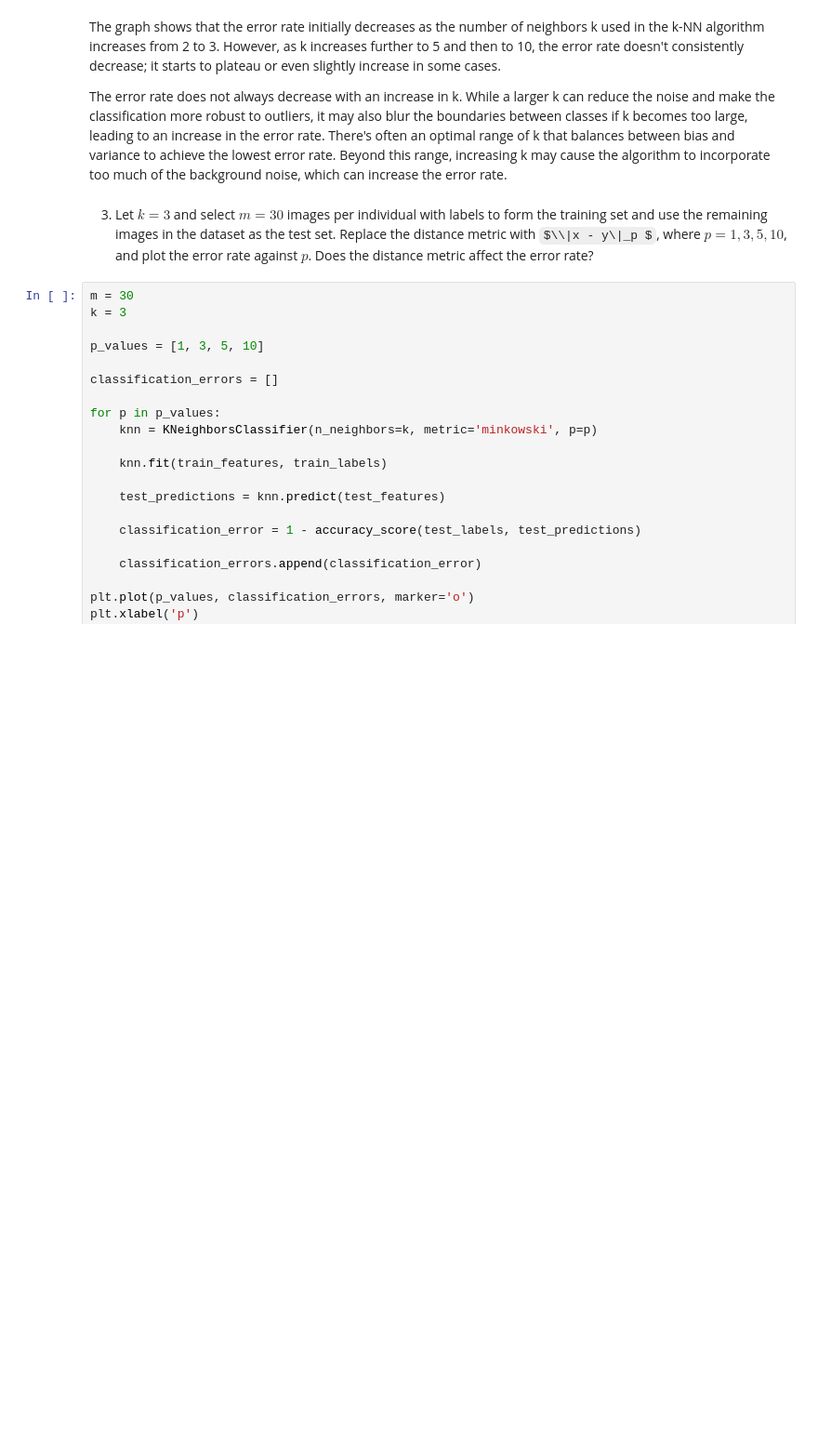
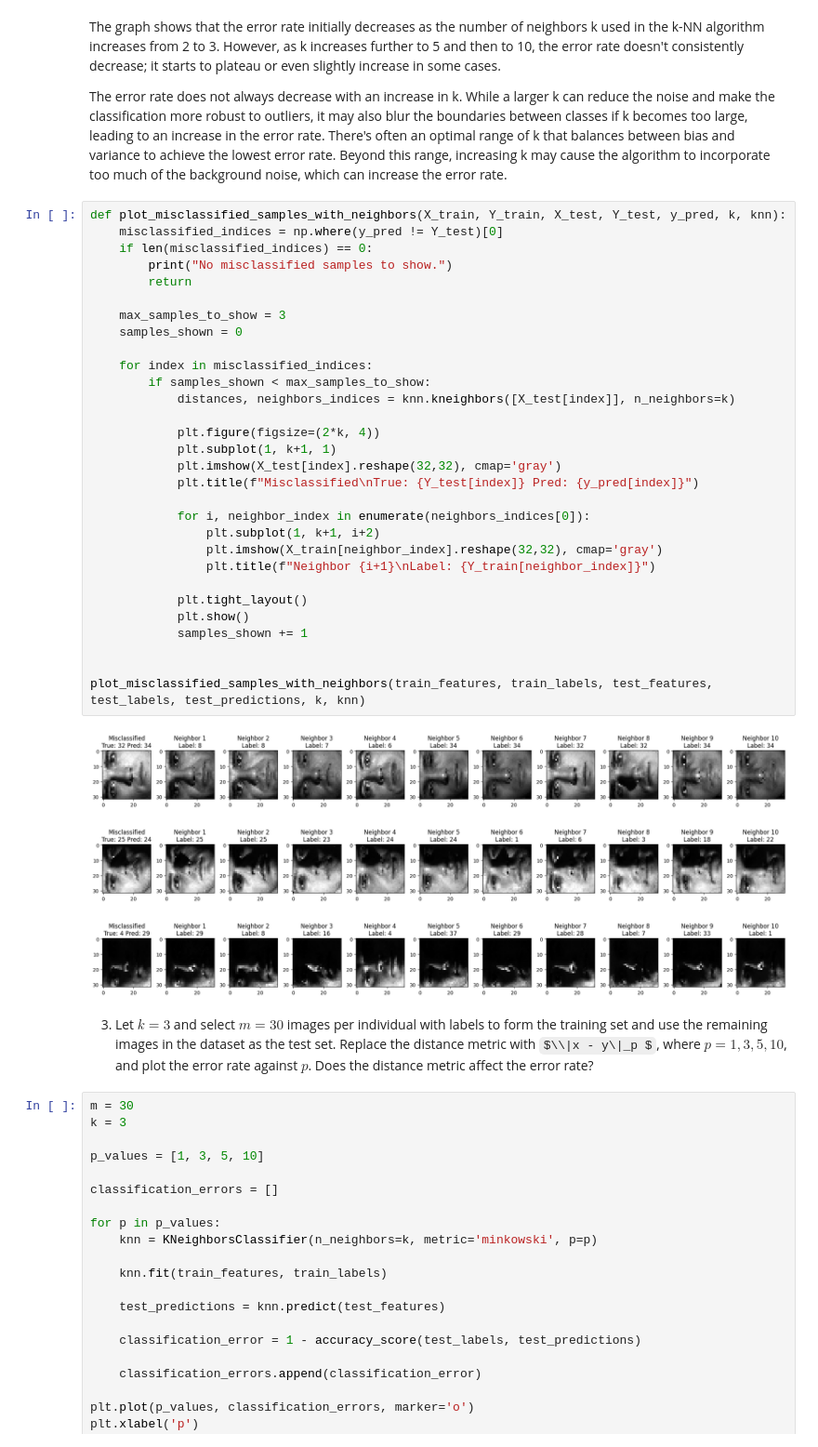
Before and after one commit to tanaynayak/ece638-dl, a Jupyter notebook: hw1/hw1.ipynb, the cells around one changed output. Shown at 93% size. Cells and saved outputs as stored; diff of their text form; some formulas as TeX source; blank space fills up the shorter version.

```diff
--- a/hw1/hw1.ipynb
+++ b/hw1/hw1.ipynb
@@ -148,6 +202,40 @@ plt.show()
 The graph shows that the error rate initially decreases as the number of neighbors k used in the k-NN algorithm increases from 2 to 3. However, as k increases further to 5 and then to 10, the error rate doesn't consistently decrease; it starts to plateau or even slightly increase in some cases.
 
 The error rate does not always decrease with an increase in k. While a larger k can reduce the noise and make the classification more robust to outliers, it may also blur the boundaries between classes if k becomes too large, leading to an increase in the error rate. There's often an optimal range of k that balances between bias and variance to achieve the lowest error rate. Beyond this range, increasing k may cause the algorithm to incorporate too much of the background noise, which can increase the error rate.
+# %%
+def plot_misclassified_samples_with_neighbors(X_train, Y_train, X_test, Y_test, y_pred, k, knn):
+    misclassified_indices = np.where(y_pred != Y_test)[0]
+    if len(misclassified_indices) == 0:
+        print("No misclassified samples to show.")
+        return
+
+    max_samples_to_show = 3
+    samples_shown = 0
+
+    for index in misclassified_indices:
+        if samples_shown < max_samples_to_show:
+            distances, neighbors_indices = knn.kneighbors([X_test[index]], n_neighbors=k)
+
+            plt.figure(figsize=(2*k, 4))
+            plt.subplot(1, k+1, 1)
+            plt.imshow(X_test[index].reshape(32,32), cmap='gray')
+            plt.title(f"Misclassified\nTrue: {Y_test[index]} Pred: {y_pred[index]}")
+
+            for i, neighbor_index in enumerate(neighbors_indices[0]):
+                plt.subplot(1, k+1, i+2)
+                plt.imshow(X_train[neighbor_index].reshape(32,32), cmap='gray')
+                plt.title(f"Neighbor {i+1}\nLabel: {Y_train[neighbor_index]}")
+
+            plt.tight_layout()
+            plt.show()
+            samples_shown += 1
+
+
+plot_misclassified_samples_with_neighbors(train_features, train_labels, test_features, test_labels, test_predictions, k, knn)
+# %% [output]
+[figure, added]
+[figure, added]
+[figure, added]
 # %% [markdown]
 3. Let $k = 3$ and select  $m = 30$ images per individual with labels to form the training set and use the remaining images in the dataset as the test set. Replace the distance metric with $\\|x - y\|_p $, where $p = 1, 3, 5, 10$, and plot the error rate against $p$. Does the distance metric affect the error rate?
 # %%
```
Also changed, not shown: parts of 7 cells of this notebook.
